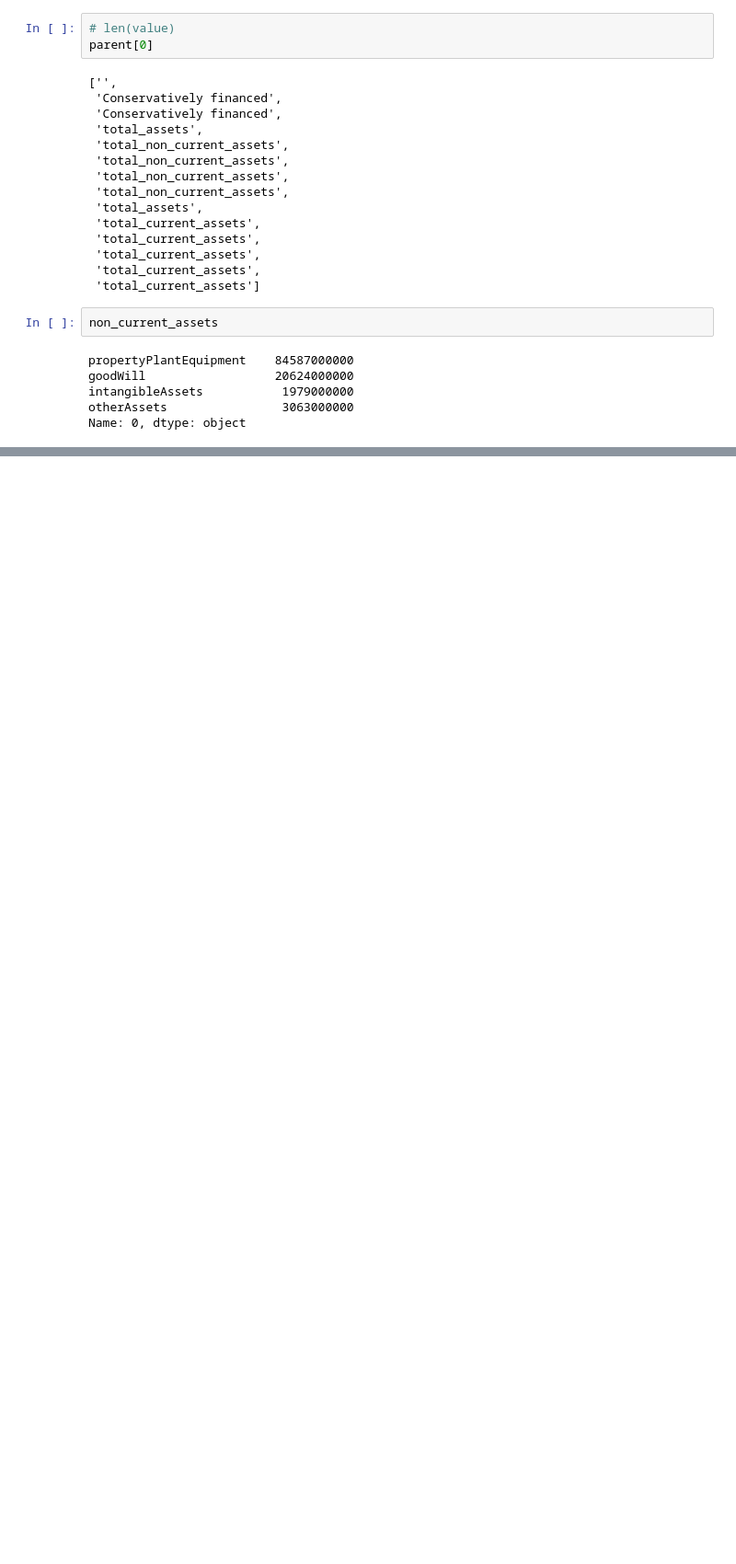
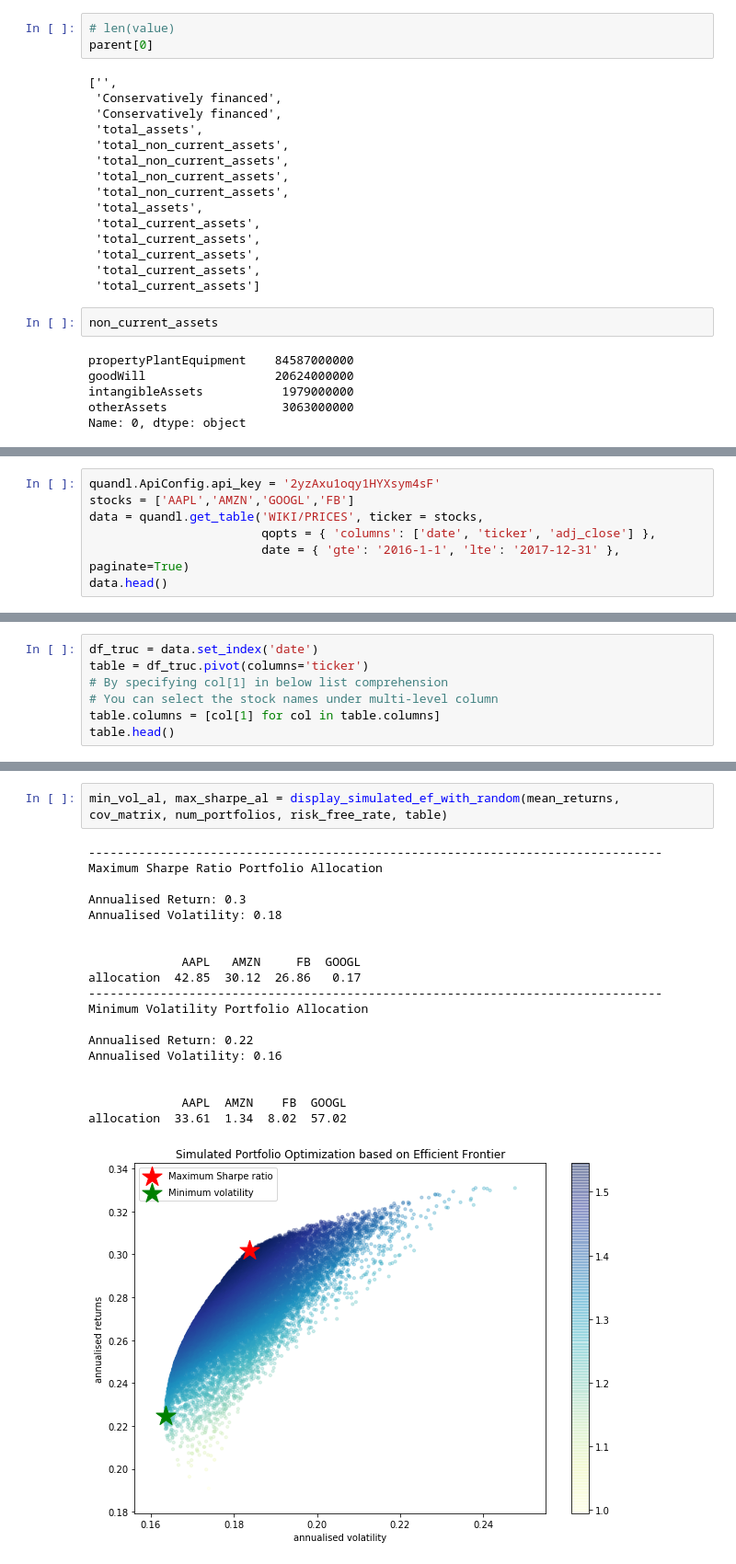
Before and after one commit to antoinecomp/portfolio-advisor, a Jupyter notebook: Graham.ipynb, the cells around one changed output, grey strips where cells are left out. Shown at 92% size. Cells and saved outputs as stored; diff of their text form; blank space fills up the shorter version.

```diff
--- a/Graham.ipynb
+++ b/Graham.ipynb
@@ -394,0 +437,7 @@ Name: 0, dtype: object
+# %%
+quandl.ApiConfig.api_key = '2yzAxu1oqy1HYXsym4sF'
+stocks = ['AAPL','AMZN','GOOGL','FB']
+data = quandl.get_table('WIKI/PRICES', ticker = stocks,
+                        qopts = { 'columns': ['date', 'ticker', 'adj_close'] },
+                        date = { 'gte': '2016-1-1', 'lte': '2017-12-31' }, paginate=True)
+data.head()
@@ -394,0 +452,7 @@ Name: 0, dtype: object
+# %%
+df_truc = data.set_index('date')
+table = df_truc.pivot(columns='ticker')
+# By specifying col[1] in below list comprehension
+# You can select the stock names under multi-level column
+table.columns = [col[1] for col in table.columns]
+table.head()
@@ -394,0 +602,22 @@ Name: 0, dtype: object
+# %%
+min_vol_al, max_sharpe_al = display_simulated_ef_with_random(mean_returns, cov_matrix, num_portfolios, risk_free_rate, table)
+# %% [output]
+--------------------------------------------------------------------------------
+Maximum Sharpe Ratio Portfolio Allocation
+
+Annualised Return: 0.3
+Annualised Volatility: 0.18
+
+
+             AAPL   AMZN     FB  GOOGL
+allocation  42.85  30.12  26.86   0.17
+--------------------------------------------------------------------------------
+Minimum Volatility Portfolio Allocation
+
+Annualised Return: 0.22
+Annualised Volatility: 0.16
+
+
+             AAPL  AMZN    FB  GOOGL
+allocation  33.61  1.34  8.02  57.02
+[figure, added]
```
Also changed, not shown: parts of 63 cells of this notebook, 14 other files.
